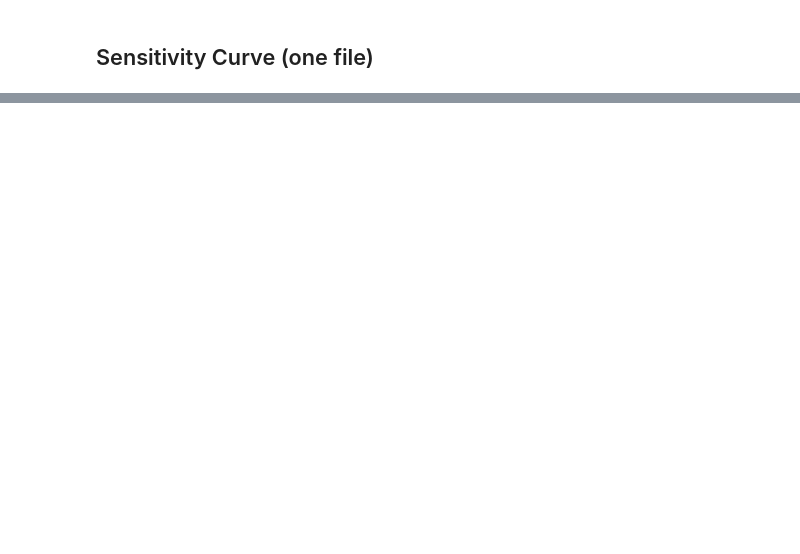
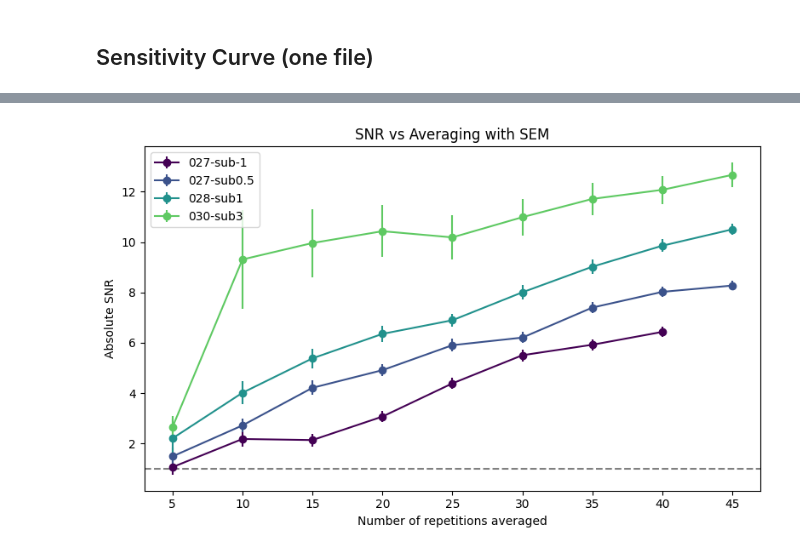
Before and after one commit to sofiamor/Imaging_analysis, a Jupyter notebook: Voltage_imaging/notebooks/mergeCodes.ipynb, the cells around one changed output, grey strips where cells are left out. Saved outputs shown, nothing was run; the diff lists cells and outputs as text; code cells hidden in the pictures; blank space fills up the shorter version.

```diff
--- a/Voltage_imaging/notebooks/mergeCodes.ipynb
+++ b/Voltage_imaging/notebooks/mergeCodes.ipynb
@@ -1019,0 +1076,12 @@ plt.show()
+# %%
+df = pd.DataFrame(SNRreps_all, index=reps)
+print(df)
+plt.figure(figsize=(8,5))
+for col in df.columns:
+    plt.plot(df.index, df[col], '-o', label=col, color =plt.cm.viridis(df.columns.get_loc(col) / len(df.columns)))
+    plt.legend()
+plt.axhline(1, 0, color='gray')
+plt.xlabel("Number of repetitions")
+plt.ylabel("SNR")
+plt.title("Subthreshold Stimulation")
+plt.show()
@@ -1019,0 +1090,77 @@ plt.show()
+# %%
+baseline_window = slice(2, 30)    # frames for baseline
+signal_window   = slice(122, 132) # frames for signal peak
+reps_list = list(range(5, 51, 5)) # repetitions to average
+
+# --- Dictionaries to store results ---
+SNR_abs_all = {}     # absolute SNR after averaging
+SNR_sem_all = {}     # SEM of SNR
+
+# Map for number of epochs per file
+file_to_n_epochs = {
+    "027-sub0.5": 50,
+    "027-sub-1": 43,
+    "028-sub1": 50,
+    "030-sub3": 50,
+}
+
+for vfile in sub_files:
+    name = os.path.basename(os.path.dirname(vfile))
+    n_epochs = file_to_n_epochs.get(name, 50)
+
+    # Extract trace & detect epochs
+    trace = extract_trace(vfile)
+    mean_epoch, all_epochs = detect_epochs_and_average(
+        trace,
+        n_epochs=n_epochs,
+        light_on_off_buffer_nframes=light_on_off_buffer_nframes,
+        skip_first=1
+    )
+    Yd = np.array(all_epochs).T  # shape: (timepoints x epochs)
+
+    # Make sure reps_list does not exceed available epochs
+    reps = [r for r in reps_list if r <= Yd.shape[1]]
+
+    snr_abs = []
+    sem_list = []
+
+    for N in reps:
+        # Average first N epochs
+        avg_trace = np.nanmean(Yd[:, :N], axis=1)
+
+        # Signal per epoch in the signal window
+        signal_vals = np.nanmax(Yd[signal_window, :N], axis=0) - np.nanmean(Yd[baseline_window, :N], axis=0)
+
+        # Absolute SNR for this N
+        snr_N = np.nanmean(signal_vals) / (np.nanstd(Yd[baseline_window, :N], axis=0).mean() / np.sqrt(N))
+        snr_abs.append(snr_N)
+
+        # SEM for error bars
+        sem = np.nanstd(signal_vals) / np.sqrt(len(signal_vals))
+        sem_list.append(sem)
+
+    # Store results
+    SNR_abs_all[name] = pd.Series(snr_abs, index=reps)
+    SNR_sem_all[name] = pd.Series(sem_list, index=reps)
+
+# --- Convert to DataFrames ---
+df_abs = pd.DataFrame(SNR_abs_all)
+df_sem = pd.DataFrame(SNR_sem_all)
+
+# --- Plot SNR with SEM ---
+plt.figure(figsize=(8,5))
+for col in df_abs.columns:
+    x = df_abs.index.values
+    y = df_abs[col].values
+    yerr = df_sem[col].values
+    plt.errorbar(x, y, yerr=yerr, fmt='-o',
+                 label=col, color=plt.cm.viridis(df_abs.columns.get_loc(col)/len(df_abs.columns)))
+
+plt.axhline(1, 0, linestyle='--', c='gray')
+plt.xlabel("Number of repetitions averaged")
+plt.ylabel("Absolute SNR")
+plt.title("SNR vs Averaging with SEM")
+plt.legend()
+plt.tight_layout()
+plt.show()
+# %% [output]
@@ -1019,0 +1179 @@ plt.show()
+[figure, added]
```
Also changed, not shown: parts of 21 cells of this notebook.
